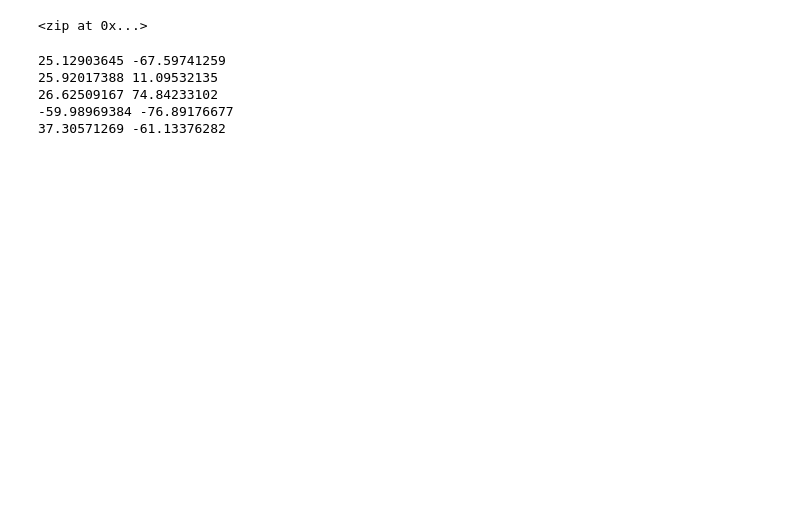
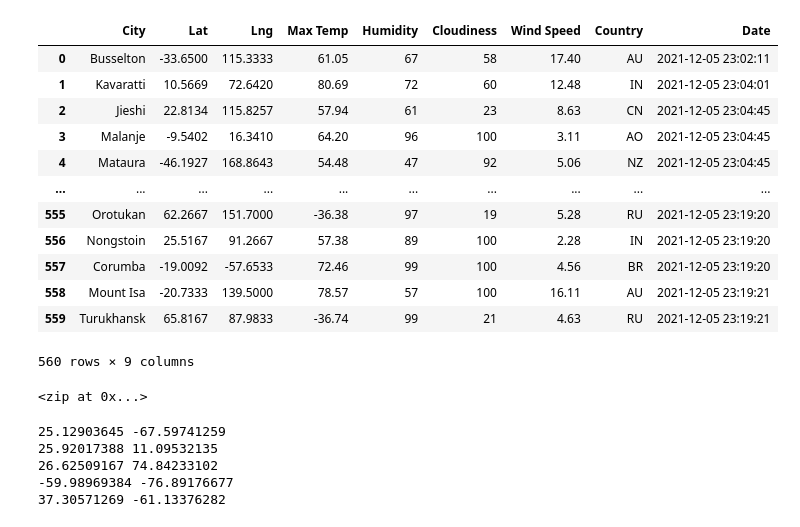
Before and after one commit to taherrin92/World_Weather_Analysis, a Jupyter notebook: WeatherPy.ipynb, the cells around one changed output. Saved outputs shown, nothing was run; the diff lists cells and outputs as text; code cells hidden in the pictures; blank space fills up the shorter version.

```diff
--- a/WeatherPy.ipynb
+++ b/WeatherPy.ipynb
@@ -7,6 +7,25 @@ from config1 import weatherkey
 import requests
 import time
 from datetime import datetime
+# %%
+#loaded a csv of the city_data_df in case kernel restarts
+file_to_load = 'Resources/city_data.csv'
+city_data_df = pd.read_csv(file_to_load)
+city_data_df
+# %% [output]
+|  | City | Lat | Lng | Max Temp | Humidity | Cloudiness | Wind Speed | Country | Date |
+| 0 | Busselton | -33.6500 | 115.3333 | 61.05 | 67 | 58 | 17.40 | AU | 2021-12-05 23:02:11 |
+| 1 | Kavaratti | 10.5669 | 72.6420 | 80.69 | 72 | 60 | 12.48 | IN | 2021-12-05 23:04:01 |
+| 2 | Jieshi | 22.8134 | 115.8257 | 57.94 | 61 | 23 | 8.63 | CN | 2021-12-05 23:04:45 |
+| 3 | Malanje | -9.5402 | 16.3410 | 64.20 | 96 | 100 | 3.11 | AO | 2021-12-05 23:04:45 |
+| 4 | Mataura | -46.1927 | 168.8643 | 54.48 | 47 | 92 | 5.06 | NZ | 2021-12-05 23:04:45 |
+| ... | ... | ... | ... | ... | ... | ... | ... | ... | ... |
+| 555 | Orotukan | 62.2667 | 151.7000 | -36.38 | 97 | 19 | 5.28 | RU | 2021-12-05 23:19:20 |
+| 556 | Nongstoin | 25.5167 | 91.2667 | 57.38 | 89 | 100 | 2.28 | IN | 2021-12-05 23:19:20 |
+| 557 | Corumba | -19.0092 | -57.6533 | 72.46 | 99 | 100 | 4.56 | BR | 2021-12-05 23:19:20 |
+| 558 | Mount Isa | -20.7333 | 139.5000 | 78.57 | 57 | 100 | 16.11 | AU | 2021-12-05 23:19:21 |
+| 559 | Turukhansk | 65.8167 | 87.9833 | -36.74 | 99 | 21 | 4.63 | RU | 2021-12-05 23:19:21 |
+560 rows × 9 columns
 # %%
 lats = np.random.uniform(low=-90.000, high=90.000, size=1500)
 lngs = np.random.uniform(low=-180.000, high=180.000, size=1500)
```
Also changed, not shown: parts of 10 cells of this notebook, 1 other file.
